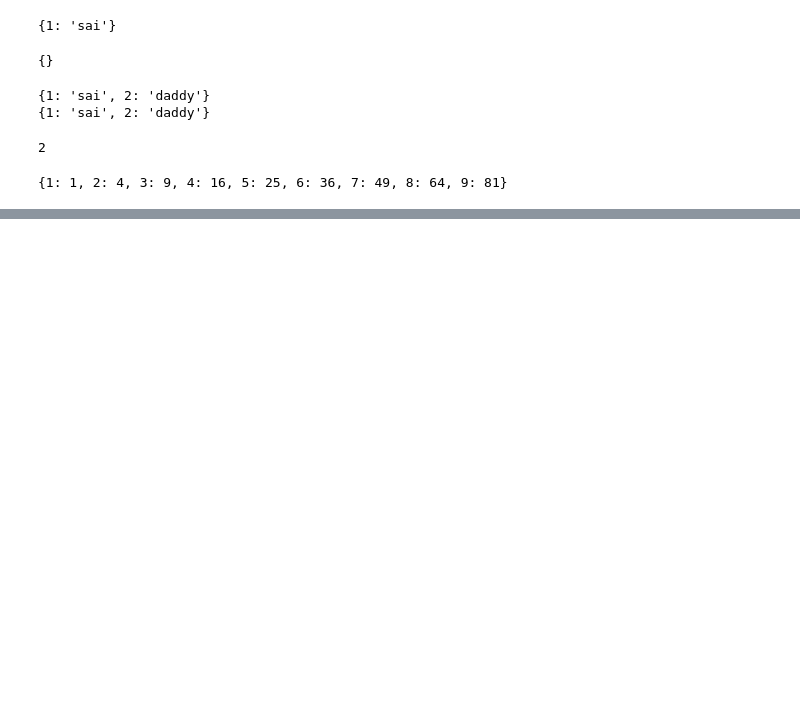
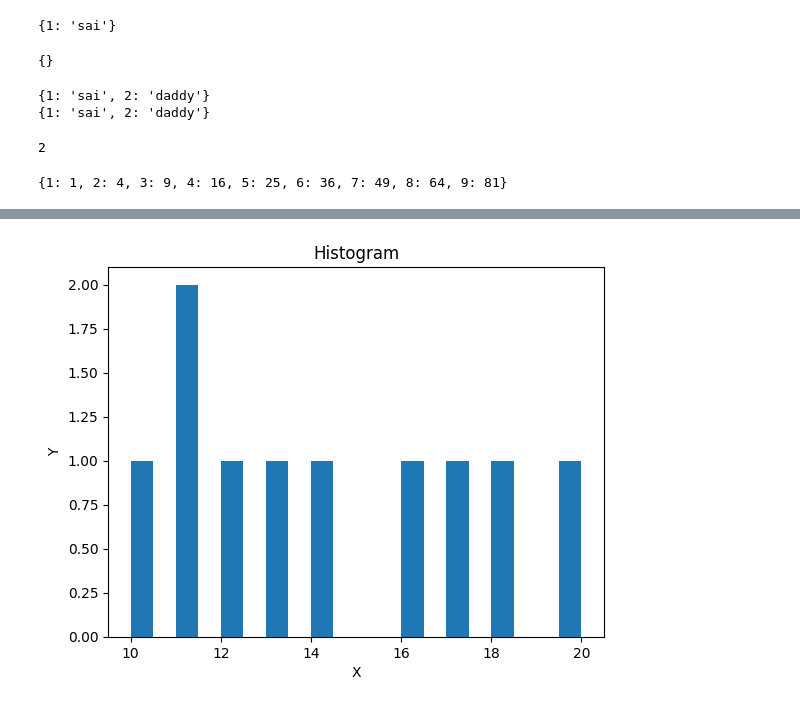
Before and after one commit to Sai-Surya-Gandhan/python, a Jupyter notebook: Copy_of_Welcome_To_Colab.ipynb, the cells around one changed output, grey strips where cells are left out. Saved outputs shown, nothing was run; the diff lists cells and outputs as text; code cells hidden in the pictures; blank space fills up the shorter version.

```diff
--- a/Copy_of_Welcome_To_Colab.ipynb
+++ b/Copy_of_Welcome_To_Colab.ipynb
@@ -998,0 +1007,10 @@ plt.show()
+# %%
+import matplotlib.pyplot as plt
+data = [10,20,13,14,11,16,17,18,11,12]
+plt.xlabel("X")
+plt.ylabel("Y")
+plt.title("Histogram")
+plt.hist(data,bins = 20)
+plt.show()
+# %% [output]
+[figure, added]
```
Also changed, not shown: parts of 8 cells of this notebook.
